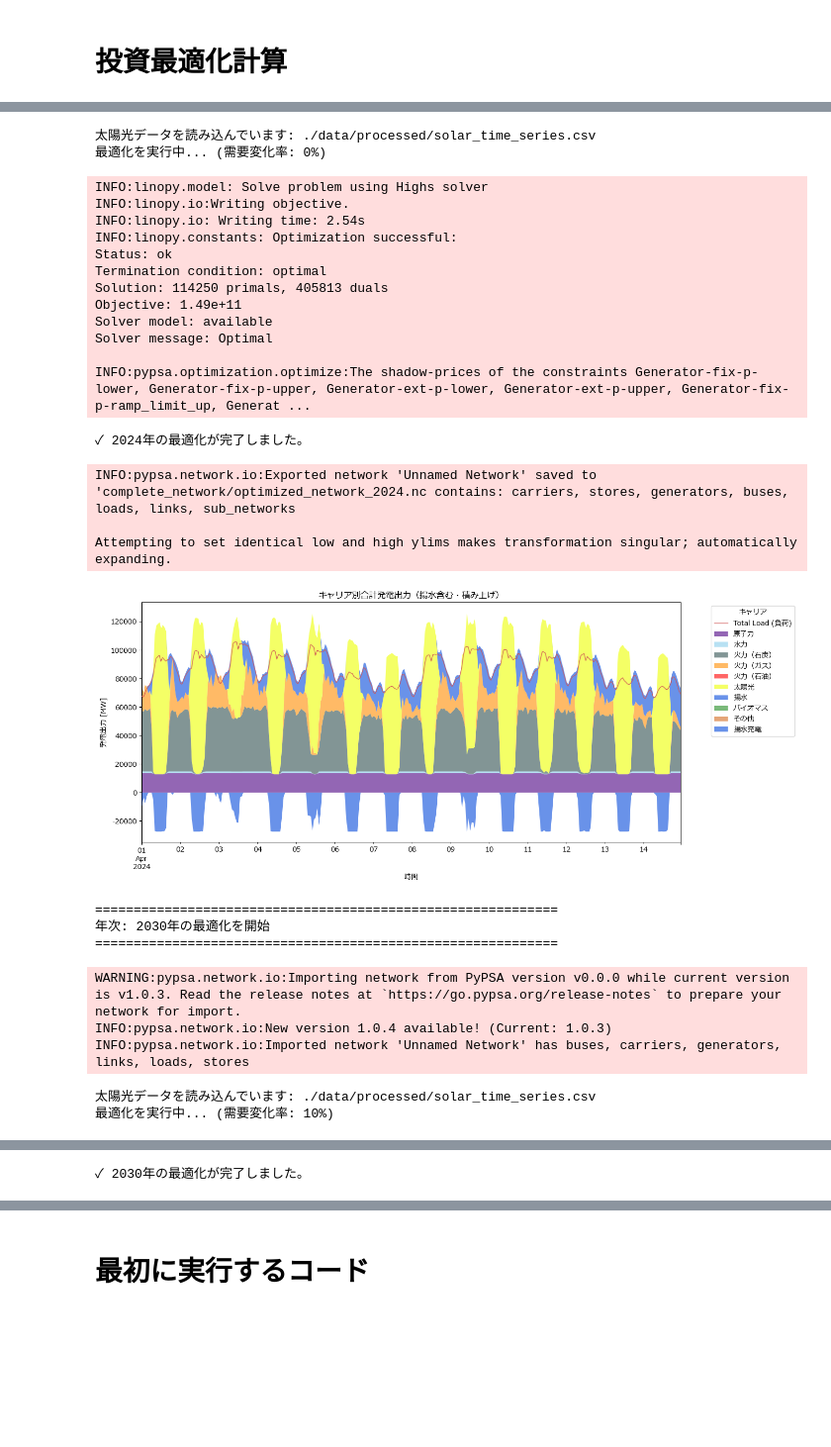
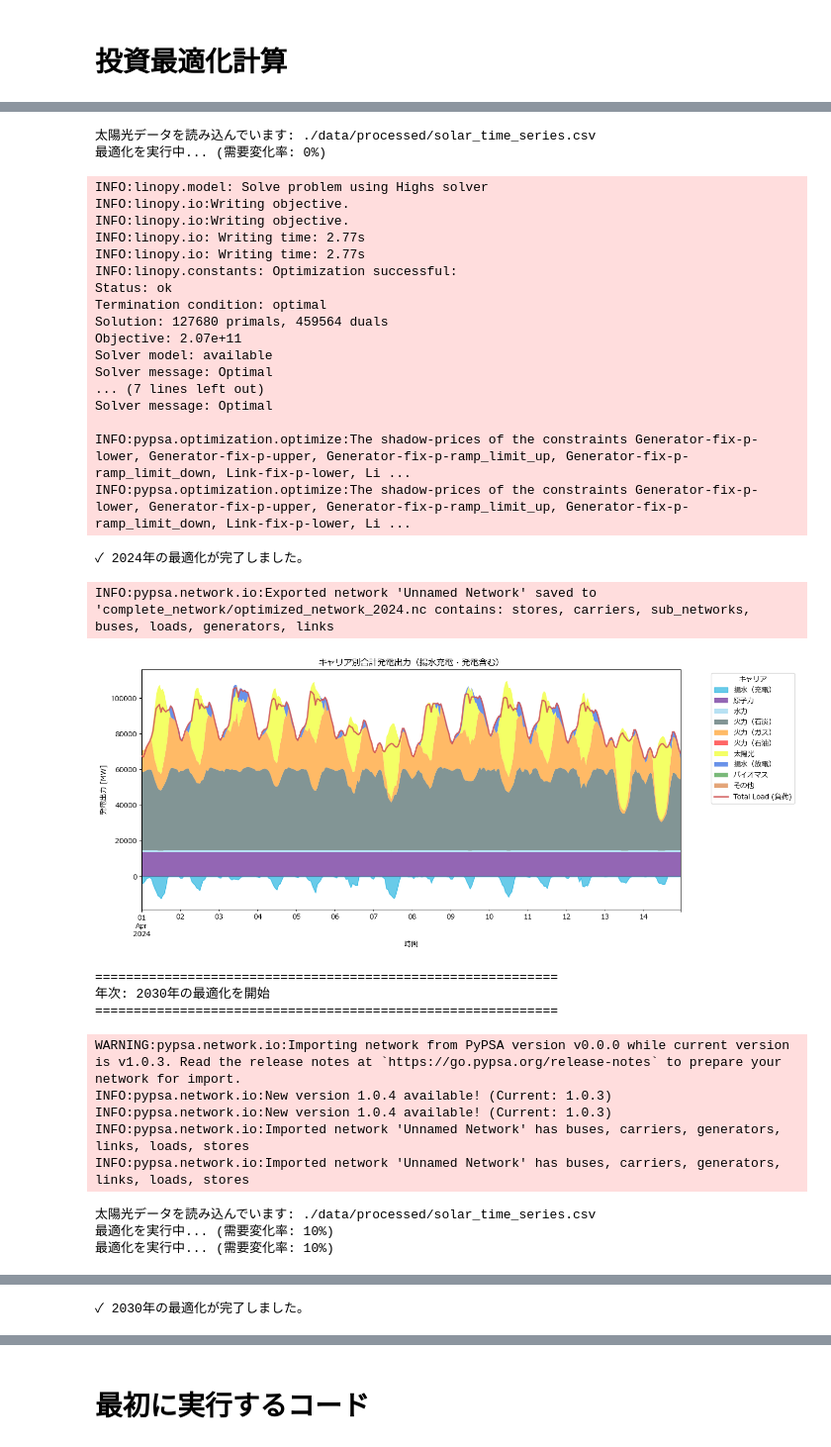
Before and after one commit to takashi-yanase/DemandSupplySimulation, a Jupyter notebook: 00 pypsa-tepsco-master-notebook.ipynb, the cells around one changed output, grey strips where cells are left out. Shown at 99% size. Drawn from its saved outputs; the diff is of its cells as text; code cells hidden in the pictures; blank space fills up the shorter version.

```diff
--- a/00 pypsa-tepsco-master-notebook.ipynb
+++ b/00 pypsa-tepsco-master-notebook.ipynb
@@ -53,7 +53,7 @@ demand_changes = {
     2050: 30
 }
 
-file_name = "./data/raw/pypsa-japan-10BusModelV5.xlsx"
+file_name = "./data/raw/pypsa-japan-10BusModelV6.xlsx"
 
 # Ramp制約追加関数
 def add_ramp_constraints(n, snapshots):
@@ -130,29 +132,35 @@ INFO:pypsa.network.io:Imported network 'Unnamed Network' has buses, carriers, ge
 太陽光データを読み込んでいます: ./data/processed/solar_time_series.csv
 最適化を実行中... (需要変化率: 0%)
 INFO:linopy.model: Solve problem using Highs solver
 INFO:linopy.io:Writing objective.
-INFO:linopy.io: Writing time: 2.54s
+INFO:linopy.io:Writing objective.
+INFO:linopy.io: Writing time: 2.77s
+INFO:linopy.io: Writing time: 2.77s
 INFO:linopy.constants: Optimization successful:
 Status: ok
 Termination condition: optimal
-Solution: 114250 primals, 405813 duals
-Objective: 1.49e+11
+Solution: 127680 primals, 459564 duals
+Objective: 2.07e+11
 Solver model: available
 Solver message: Optimal
+... (7 lines left out)
+Solver message: Optimal
 
-INFO:pypsa.optimization.optimize:The shadow-prices of the constraints Generator-fix-p-lower, Generator-fix-p-upper, Generator-ext-p-lower, Generator-ext-p-upper, Generator-fix-p-ramp_limit_up, Generat ...
+INFO:pypsa.optimization.optimize:The shadow-prices of the constraints Generator-fix-p-lower, Generator-fix-p-upper, Generator-fix-p-ramp_limit_up, Generator-fix-p-ramp_limit_down, Link-fix-p-lower, Li ...
+INFO:pypsa.optimization.optimize:The shadow-prices of the constraints Generator-fix-p-lower, Generator-fix-p-upper, Generator-fix-p-ramp_limit_up, Generator-fix-p-ramp_limit_down, Link-fix-p-lower, Li ...
 ✓ 2024年の最適化が完了しました。
-INFO:pypsa.network.io:Exported network 'Unnamed Network' saved to 'complete_network/optimized_network_2024.nc contains: carriers, stores, generators, buses, loads, links, sub_networks
-
-Attempting to set identical low and high ylims makes transformation singular; automatically expanding.
+INFO:pypsa.network.io:Exported network 'Unnamed Network' saved to 'complete_network/optimized_network_2024.nc contains: stores, carriers, sub_networks, buses, loads, generators, links
-[figure, old version]
+[figure, new version]
 ============================================================
 年次: 2030年の最適化を開始
 ============================================================
 WARNING:pypsa.network.io:Importing network from PyPSA version v0.0.0 while current version is v1.0.3. Read the release notes at `https://go.pypsa.org/release-notes` to prepare your network for import.
 INFO:pypsa.network.io:New version 1.0.4 available! (Current: 1.0.3)
+INFO:pypsa.network.io:New version 1.0.4 available! (Current: 1.0.3)
 INFO:pypsa.network.io:Imported network 'Unnamed Network' has buses, carriers, generators, links, loads, stores
+INFO:pypsa.network.io:Imported network 'Unnamed Network' has buses, carriers, generators, links, loads, stores
 太陽光データを読み込んでいます: ./data/processed/solar_time_series.csv
 最適化を実行中... (需要変化率: 10%)
+最適化を実行中... (需要変化率: 10%)
 INFO:linopy.model: Solve problem using Highs solver
 INFO:linopy.io:Writing objective.
```
Also changed, not shown: parts of 3 cells of this notebook, 8 other files.
